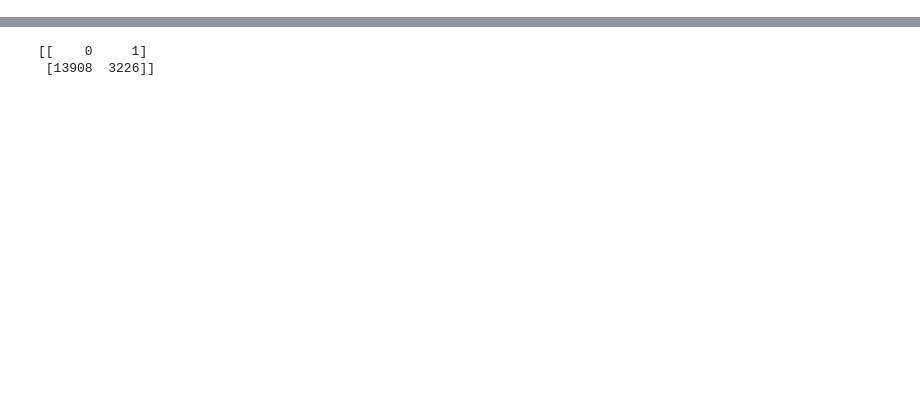
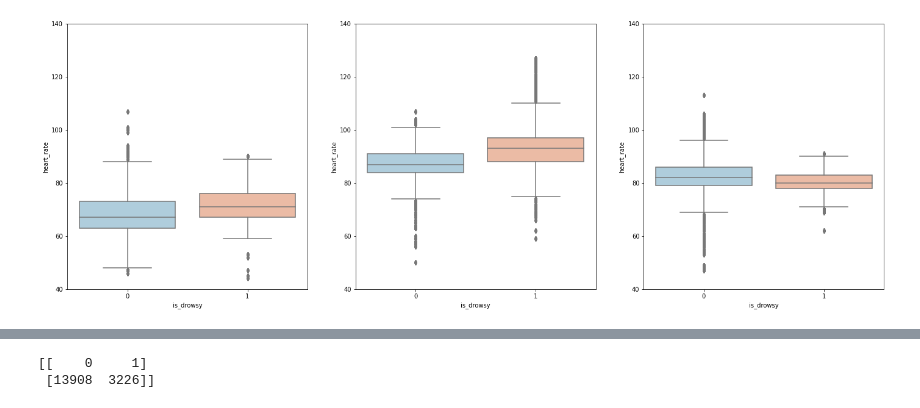
Before and after one commit to pascalisnala/drowsiness-detection-cnn-ml, a Jupyter notebook: skripsi_LSTM.ipynb, the cells around one changed output, grey strips where cells are left out. Saved outputs shown, nothing was run; the diff lists cells and outputs as text; code cells hidden in the pictures; blank space fills up the shorter version.

```diff
--- a/skripsi_LSTM.ipynb
+++ b/skripsi_LSTM.ipynb
@@ -97,0 +355,15 @@ df2.sample(2)
+# %%
+df_list = [df, df2, df3]
+# %%
+def create_box_plot(df_list,feature,separate_by_is_drowsy=True):
+  fig, axes = plt.subplots(nrows=1, ncols=len(df_list), figsize=(24,8))
+  for idx,ax in enumerate(axes):
+    if(separate_by_is_drowsy):
+      sns.boxplot(x="is_drowsy", y=feature,data=df_list[idx],ax=ax,palette="RdBu_r")
+    else:
+      sns.boxplot(y=feature,data=df_list[idx],ax=ax)
+    ax.set(ylim=(40, 140))
+
+create_box_plot(df_list,"heart_rate",True)
+# %% [output]
+[figure, added]
```
Also changed, not shown: parts of 104 cells of this notebook.
